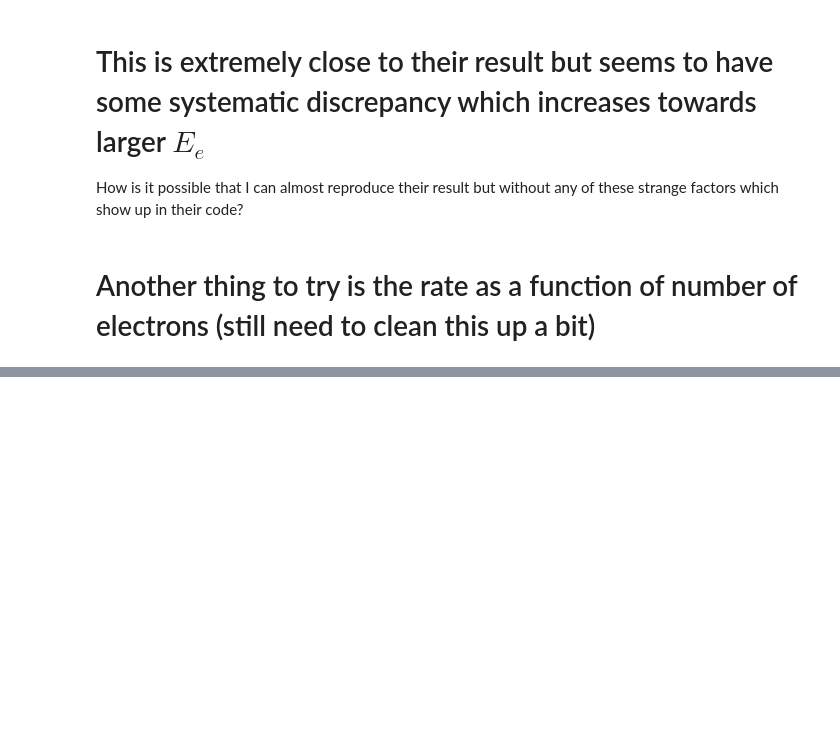
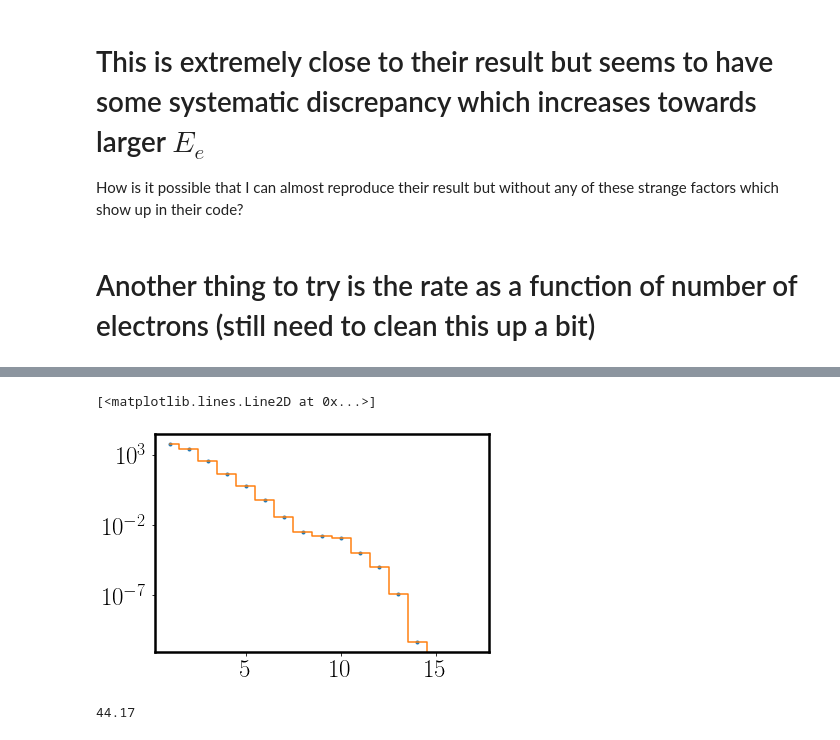
Before and after one commit to anirbandas89/DarkElectronRecoils, a Jupyter notebook: notebooks/Test_QEDark_Comparison.ipynb, the cells around one changed output, grey strips where cells are left out. Cells and saved outputs as stored; diff of their text form; code cells hidden in the pictures; blank space fills up the shorter version.

```diff
--- a/notebooks/Test_QEDark_Comparison.ipynb
+++ b/notebooks/Test_QEDark_Comparison.ipynb
@@ -433,0 +442,10 @@ plt.show()
+# %%
+plt.semilogy(Q1,Rbin1,'.')
+plt.step(Q1,Rbin1,where='mid')
+# %% [output]
+[<matplotlib.lines.Line2D at 0x...>]
+[figure, added]
+# %%
+nmax*eps+E_gap
+# %% [output]
+44.17
```
Also changed, not shown: parts of 1 cell of this notebook.
